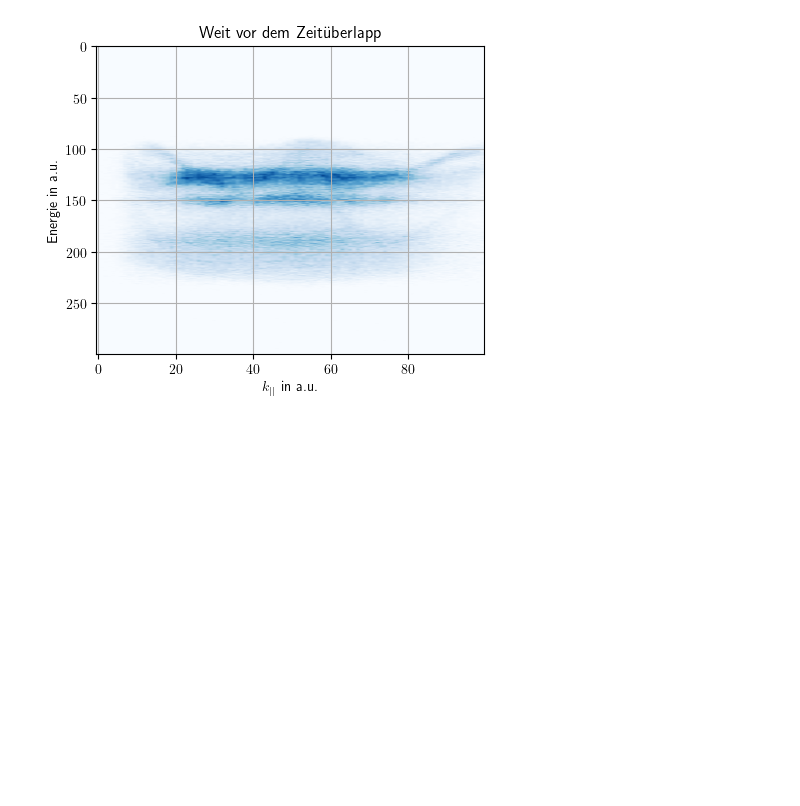
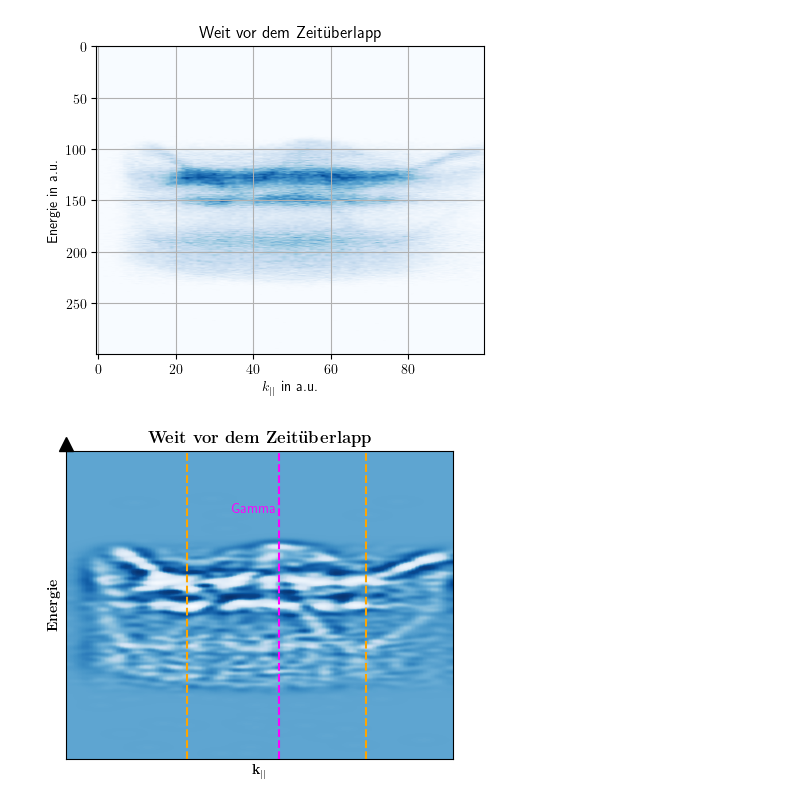
Before and after one commit to RicemanBoy/NM-Code-for-Excercises, a Jupyter notebook: Forschungsarbeit 1/plot.ipynb, the cells around one changed output. Cells and saved outputs as stored; diff of their text form; code cells hidden in the pictures; blank space fills up the shorter version.

```diff
--- a/Forschungsarbeit 1/plot.ipynb
+++ b/Forschungsarbeit 1/plot.ipynb
@@ -83,3 +76,39 @@ ax.set_ylabel("Energie in a.u.")
 plt.show()
 # %% [output]
 [figure]
+# %%
+data_ek_2151_laplace = ndimage.gaussian_laplace(data_ek_2151,sigma = 2)
+
+arg_imshow = dict(cmap='Blues')
+
+plt.rcParams['text.usetex'] = True
+
+#######################################################################################################################
+# Plot structure 1 Ek
+#######################################################################################################################
+#plt.figure()
+fig, ax = plt.subplots(figsize=(5,4))
+what = ax.imshow(data_ek_2151_laplace, **arg_imshow, aspect="auto", norm="symlog", extent=[-2,2,0,1])
+ax.grid()
+ax.set_title(r"\bf{Weit vor dem Zeitüberlapp}")
+ax.set_xlabel(r"$\mathbf{k_{||}}$")
+ax.set_ylabel(r"\bf{Energie}")
+
+ax.set_xticks([])
+ax.set_yticks([])
+ax.set_yticklabels([])
+ax.set_xticklabels([])
+
+ax.plot((-2), (1.022), ls="", marker="^", ms=10, color="k", transform=ax.get_xaxis_transform(), clip_on=False)
+#ax.plot((2), (0), ls="", marker=">", ms=10, color="k", transform=ax.get_xaxis_transform(), clip_on=False)
+plt.vlines(0.2,0,1,color="magenta",linestyle="dashed")   #Gamma
+plt.vlines(-0.75,0,1,color="orange",linestyle="dashed")   #M
+plt.vlines(1.1,0,1,color="orange",linestyle="dashed")   #M
+
+ax.text(-0.3,0.8,"Gamma",color="magenta")
+
+#fig.colorbar(what)
+plt.savefig('vorher.pdf', format='pdf', dpi=300)
+plt.show()
+# %% [output]
+[figure, added]
```
Also changed, not shown: parts of 10 cells of this notebook, 4 other files.
